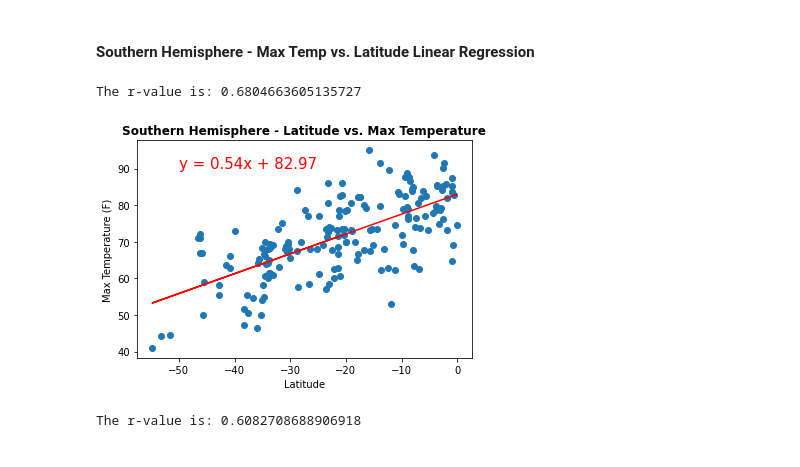
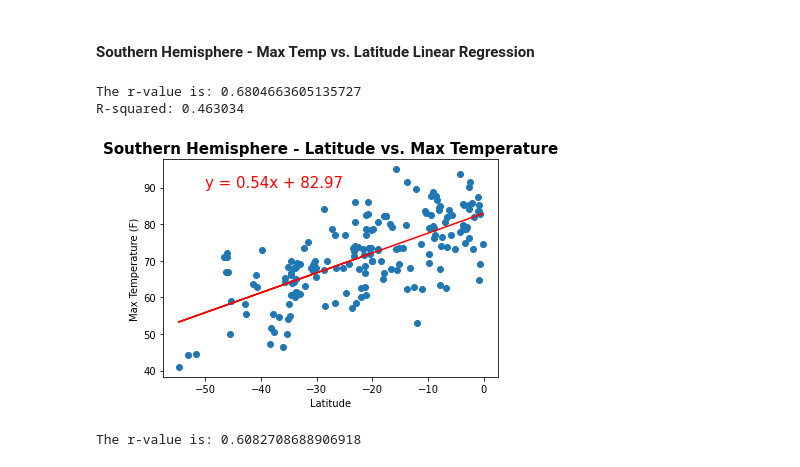
Before and after one commit to jump8621/python-api-challenge, a Jupyter notebook: WeatherPy/WeatherPy-Copy1.ipynb, the cells around one changed output. Drawn from its saved outputs; the diff is of its cells as text; code cells hidden in the pictures.

```diff
--- a/WeatherPy/WeatherPy-Copy1.ipynb
+++ b/WeatherPy/WeatherPy-Copy1.ipynb
@@ -557,47 +486,32 @@ The r-value is: 0.46937863826630627
 # %%
 #Southern Hemisphere (less than 0 degrees latitude)
 s_Latitude_df = cleaned_weather_df.loc[cleaned_weather_df['Lat']<0]
 S_Latitude = s_Latitude_df['Lat']
 Max_Temp = s_Latitude_df['Max Temp']
 x_values = S_Latitude
 y_values = Max_Temp
-# Calculate correlation
-# temp_correl = round(st.pearsonr(x_values, y_values)[0],2)
-# print(f"The correlation between burned time (days) and personnel involved is {temp_correl}")
 
-# Calculate linear regression values
-# (temp_slope, temp_intercept, temp_rvalue, temp_pvalue, temp_stderr) = st.linregress(x_values, y_values)
-
-# # Calculate r-squared
-# temp_r_squared = round(temp_rvalue**2,5)
-# print(f"The r-squared is: {temp_r_squared}")
-
-# # y = mx + b
-# temp_regress_values = x_values * temp_slope + temp_intercept
-# temp_line_eq = "y = " + str(round(temp_slope,5)) + "x + " + str(round(temp_intercept,2))
-# x_values = 'Latitude'
-# y_values = 'Max Temperature'
-# line_eq = 'y =
-# (slope, intercept, rvalue, pvalue, stderr) = linregress(x_values, y_values)
 
 (slope, intercept, rvalue, pvalue, stderr) = linregress(x_values, y_values)
 regress_values = x_values * slope + intercept
 line_eq = "y = " + str(round(slope,2)) + "x + " + str(round(intercept,2))
 
 
 plt.scatter(x_values,y_values,)
 plt.plot(x_values,regress_values,"r-")
 plt.annotate(line_eq,(-50,90),fontsize=15,color="red")
-plt.title('Southern Hemisphere - Latitude vs. Max Temperature',  fontweight='bold')
+plt.title('Southern Hemisphere - Latitude vs. Max Temperature', fontsize=15, fontweight='bold')
 plt.ylabel('Max Temperature (F)')
 plt.xlabel('Latitude')
 print(f"The r-value is: {rvalue}")
+print("R-squared: %f" % rvalue**2)
 plt.show
 plt.close
 plt.savefig('S_tempvslat_reg.png')
 # %% [output]
 The r-value is: 0.6804663605135727
+R-squared: 0.463034
-[figure, old version]
+[figure, new version]
 # %%
 # %% [output]
 The r-value is: 0.6082708688906918
```
Also changed, not shown: parts of 19 cells of this notebook.
